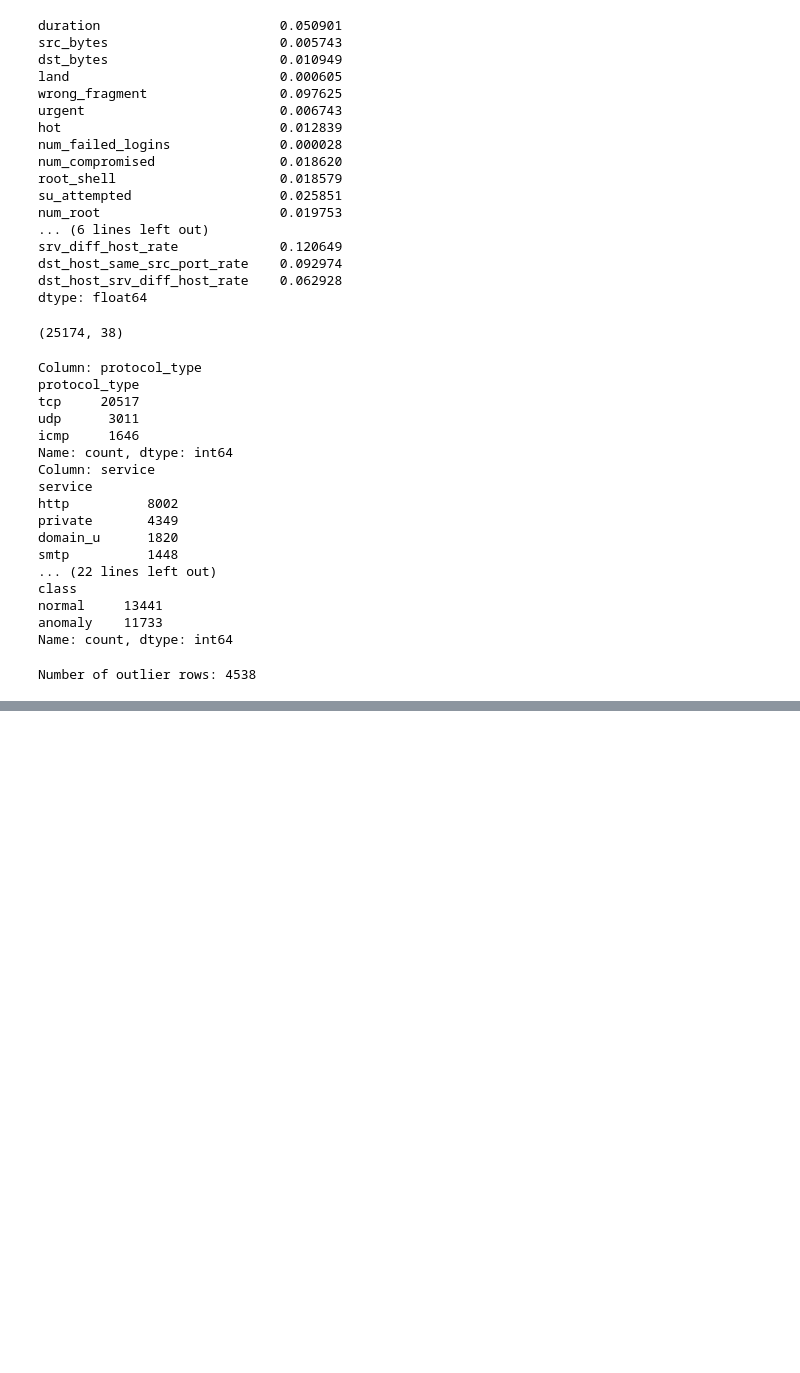
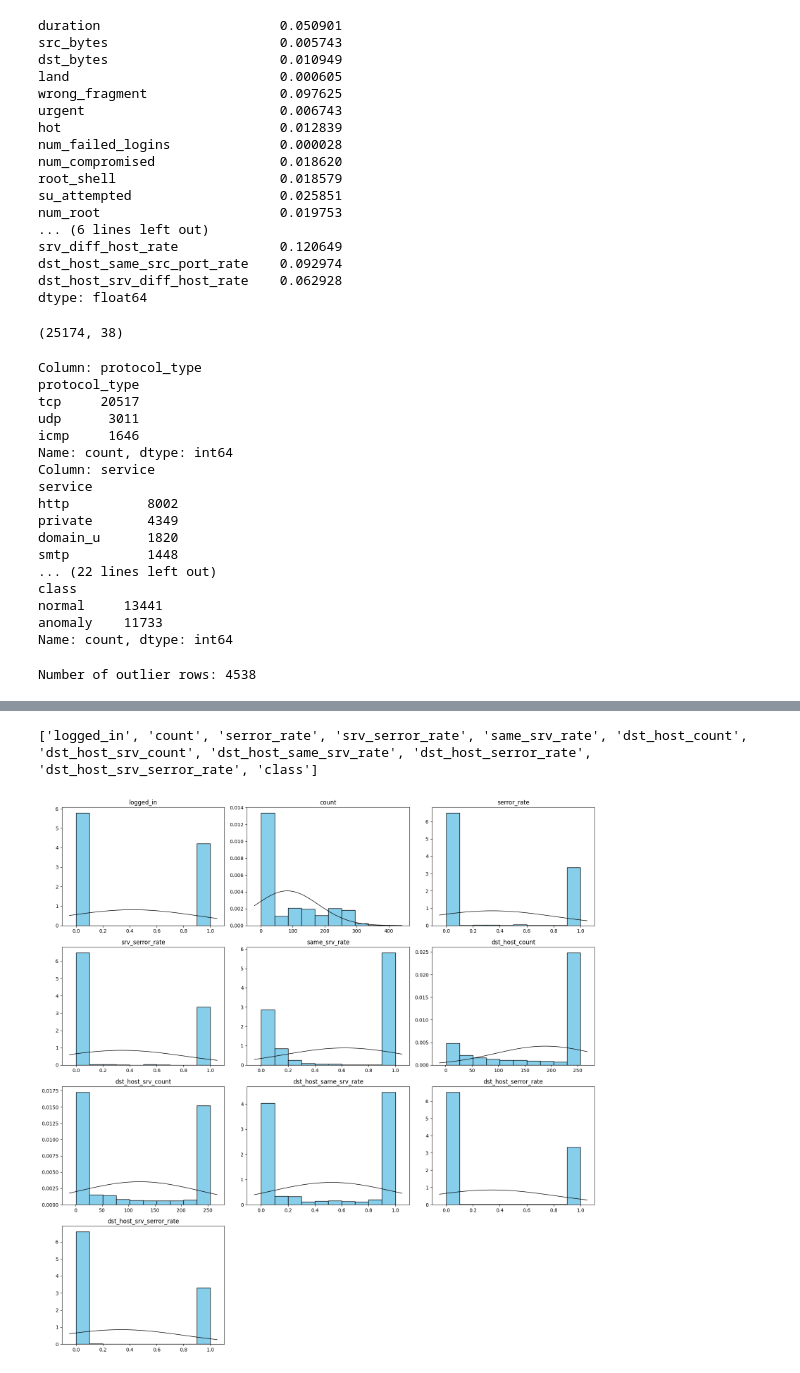
Before and after one commit to jonamadk/scaling-ML-journey, a Jupyter notebook: nids/general.ipynb, the cells around one changed output, grey strips where cells are left out. Drawn from its saved outputs; the diff is of its cells as text; code cells hidden in the pictures; blank space fills up the shorter version.

```diff
--- a/nids/general.ipynb
+++ b/nids/general.ipynb
@@ -292,0 +309,10 @@ Name: count, dtype: int64
+# %%
+from sklearn.preprocessing import LabelEncoder
+
+# Assuming nids_original_dataframe is your DataFrame
+
+# Initialize LabelEncoder
+label_encoder = LabelEncoder()
+
+# Fit and transform the target variable
+nids_original_dataframe['class'] = label_encoder.fit_transform(nids_original_dataframe['class'])
@@ -292,0 +340,6 @@ Name: count, dtype: int64
+# %%
+significant_features += ['class']
+print(significant_features)
+# sns.pairplot(nids_original_dataframe[siginificant_features], hue='class')
+# %% [output]
+['logged_in', 'count', 'serror_rate', 'srv_serror_rate', 'same_srv_rate', 'dst_host_count', 'dst_host_srv_count', 'dst_host_same_srv_rate', 'dst_host_serror_rate', 'dst_host_srv_serror_rate', 'class']
@@ -292,0 +377,41 @@ Name: count, dtype: int64
+# %%
+from scipy.stats import norm
+
+
+# Remove 'class' from the list
+try:
+    significant_features.remove('class')
+except:
+    print("")
+
+significant_feat_df = nids_original_dataframe[significant_features]
+
+num_features = len(significant_feat_df.columns)
+num_rows = int(np.ceil(num_features**0.5))
+num_cols = int(np.ceil(num_features / num_rows))
+
+# Plot histogram subplots
+fig, axes = plt.subplots(num_rows, num_cols, figsize=(16, 16))
+
+for i, col in enumerate(significant_feat_df.columns):
+    ax = axes[i // num_cols, i % num_cols]
+    ax.hist(significant_feat_df[col], bins=10, color='skyblue', edgecolor='black', density=True)
+    ax.set_title(col)
+
+    # Fit a normal distribution to the data
+    mu, std = norm.fit(significant_feat_df[col])
+
+    # Plot the normal distribution curve
+    xmin, xmax = ax.get_xlim()
+    x = np.linspace(xmin, xmax, 100)
+    p = norm.pdf(x, mu, std)
+    ax.plot(x, p, 'k', linewidth=1)
+
+# Hide any empty subplots
+for j in range(num_features, num_rows * num_cols):
+    axes.flatten()[j].axis('off')
+
+plt.tight_layout()
+plt.show()
+# %% [output]
+[figure, added]
```
Also changed, not shown: parts of 13 cells of this notebook.
